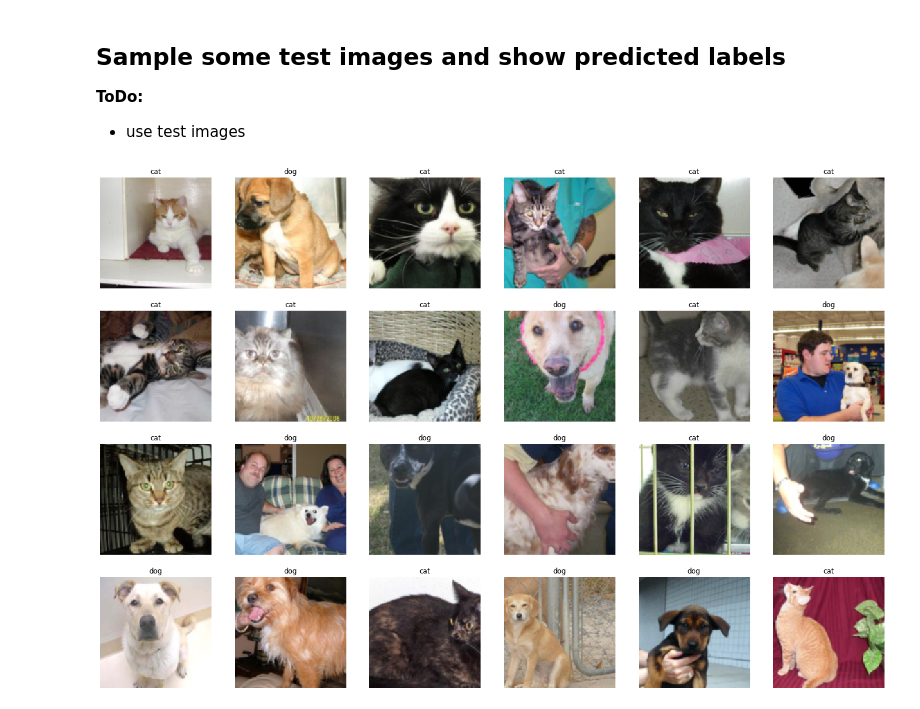
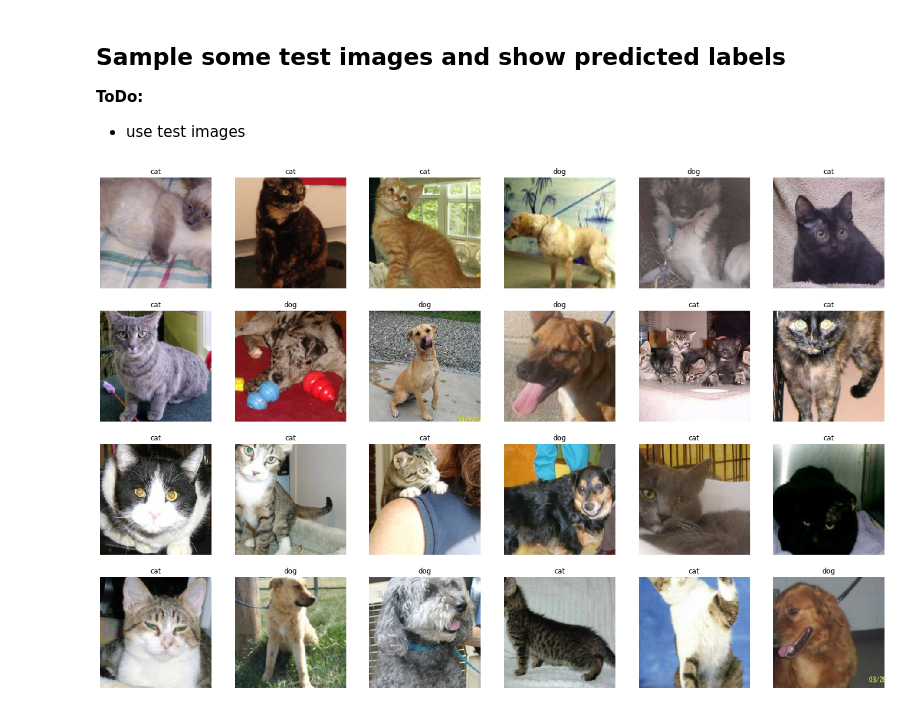
Before and after one commit to James-Leslie/pytorch-learning, a Jupyter notebook: 2_cats_and_dogs.ipynb, the cells around one changed output. Drawn from its saved outputs; the diff is of its cells as text; code cells hidden in the pictures.

```diff
--- a/2_cats_and_dogs.ipynb
+++ b/2_cats_and_dogs.ipynb
@@ -65,7 +65,7 @@ files = os.listdir(train_dir)
 
 # move all train cat images to cats folder, dog images to dogs folder
 for f in tqdm(files):
-    if 'cat' in f and 'jpg' in f:
+    if 'cat' in f and '.jpg' in f:
         shutil.move(f'{train_dir}/{f}', train_cats_dir)
-    elif 'dog' in f and 'jpg' in f:
+    elif 'dog' in f and '.jpg' in f:
         shutil.move(f'{train_dir}/{f}', train_dogs_dir)
@@ -213,7 +233,7 @@ for epoch in range(epochs):
 
     batch = 1
     running_loss = 0.0
-    for inputs, labels in tqdm(dataloader):
+    for inputs, labels in tqdm(trainloader):
         inputs, labels = inputs.to(device), labels.to(device)
 
         # zero the parameter gradients
@@ -228,12 +248,31 @@ for epoch in range(epochs):
         # print statistics
         running_loss += loss.item()
         losses.append(running_loss / batch)
-        if batch % 10 == 0:
-            print(f'Batch {batch} loss: {running_loss / batch:.3f}')
-        if batch == 50:
-            print(f'Epoch {epoch + 1} loss: {running_loss / batch:.3f}')
-            break
         batch += 1
+    print(f'Epoch {epoch+1} training loss: {running_loss / batch:.3f}')
+
+    # turn off gradients for validation, saves memory and computations
+    with torch.no_grad():
+
+        # turn off dropout
+        model.eval()
+        test_batch = 1
+        val_loss = 0.0
+        y_true = np.array([])
+        y_pred = np.array([])
+        for data in testloader:
+            inputs, labels = data
+            inputs, labels = inputs.to(device), labels.to(device)
+            outputs = model(inputs).to('cpu')
+            loss = criterion(outputs, labels.to('cpu'))
+            val_loss += loss.item()
+
+            _, batch_predictions = torch.max(outputs.data, 1)
+            y_pred = np.hstack((y_pred, batch_predictions.numpy()))
+            y_true = np.hstack((y_true, labels.to('cpu').numpy()))
+            test_batch += 1
+
+        print(f'Validation accuracy: {100*(y_true == y_pred).mean():.3f}%')
 
 print('Finished Training')
 # %% [output]
@@ -268,20 +291,25 @@ plt.show()
 **ToDo:**
   - use test images
 # %%
-samples, _ = iter(dataloader).next()  # ToDo: change to test images
+samples, _ = iter(testloader).next()  # ToDo: change to test images
 samples = samples.to(device)
 output = model(samples[:24])
 pred = torch.argmax(output, dim=1)
 pred = [p.item() for p in pred]
 ad = {0:'cat', 1:'dog'}
 
 fig = plt.figure(figsize=(24, 16))
 fig.tight_layout()
 for num, sample in enumerate(samples[:24]):
     plt.subplot(4,6,num+1)
     plt.title(ad[pred[num]])
     plt.axis('off')
     sample = sample.cpu().numpy()
-    plt.imshow(np.transpose(sample, (1,2,0)))
+    sample = np.transpose(sample, (1,2,0))
+    mean = np.array([0.485, 0.456, 0.406])
+    std = np.array([0.229, 0.224, 0.225])
+    sample = std * sample + mean
+    sample = np.clip(sample, 0, 1)
+    plt.imshow(sample)
 # %% [output]
-[figure, old version]
+[figure, new version]
```
Also changed, not shown: parts of 15 cells of this notebook, 1 other file.
